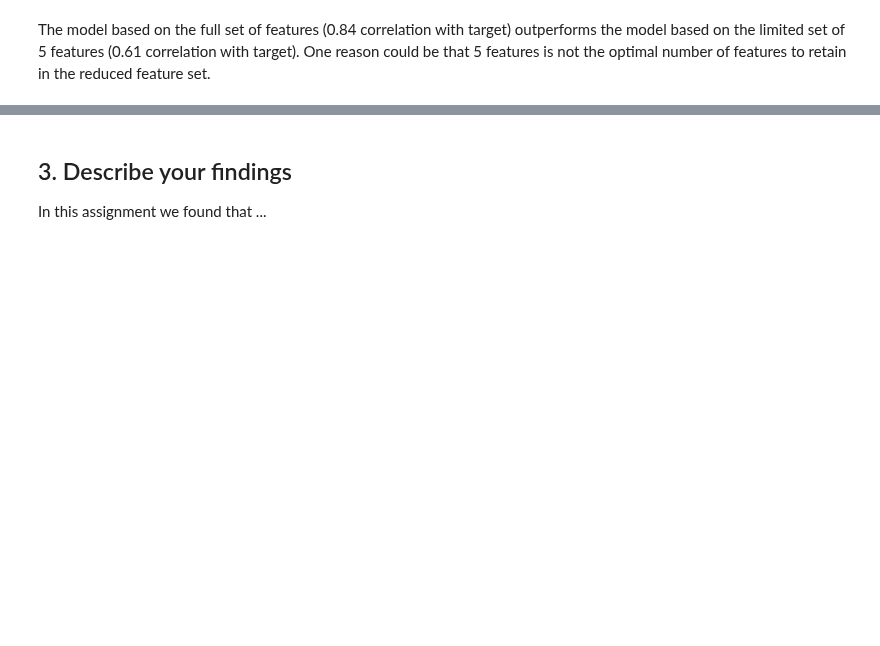
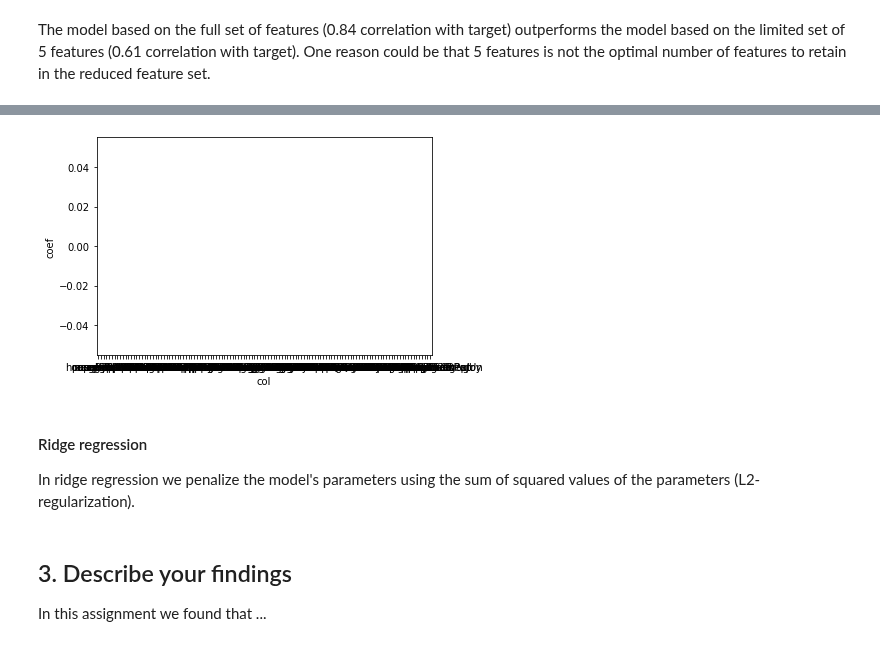
Before and after one commit to pelorenz/data-science-420, a Jupyter notebook: L04-PeterLorenz.ipynb, the cells around one changed output, grey strips where cells are left out. Drawn from its saved outputs; the diff is of its cells as text; code cells hidden in the pictures; blank space fills up the shorter version.

```diff
--- a/L04-PeterLorenz.ipynb
+++ b/L04-PeterLorenz.ipynb
@@ -306,0 +328,7 @@ Our third method for feature selection is *Embedded methods*.
+# %%
+# Set alpha to low value so that some features are retained
+alpha = 0.005
+
+# Apply LASSO regression
+clf = linear_model.Lasso(alpha = alpha)
+clf.fit(crime_data, target_arr)
@@ -307,3 +360,12 @@ Our third method for feature selection is *Embedded methods*.
+# %%
+dd = pd.DataFrame({'col': crime_data.columns, 'coef': clf.coef_})
+ax = sns.barplot(x = 'col', y = 'coef', data = dd)
+# %% [output]
+[figure, added]
+# %% [markdown]
+#### Ridge regression
+
+In ridge regression we penalize the model's parameters using the sum of squared values of the parameters (L2-regularization).
 # %% [markdown]
 ## 3. Describe your findings
 In this assignment we found that ...
```
Also changed, not shown: parts of 19 cells of this notebook.
